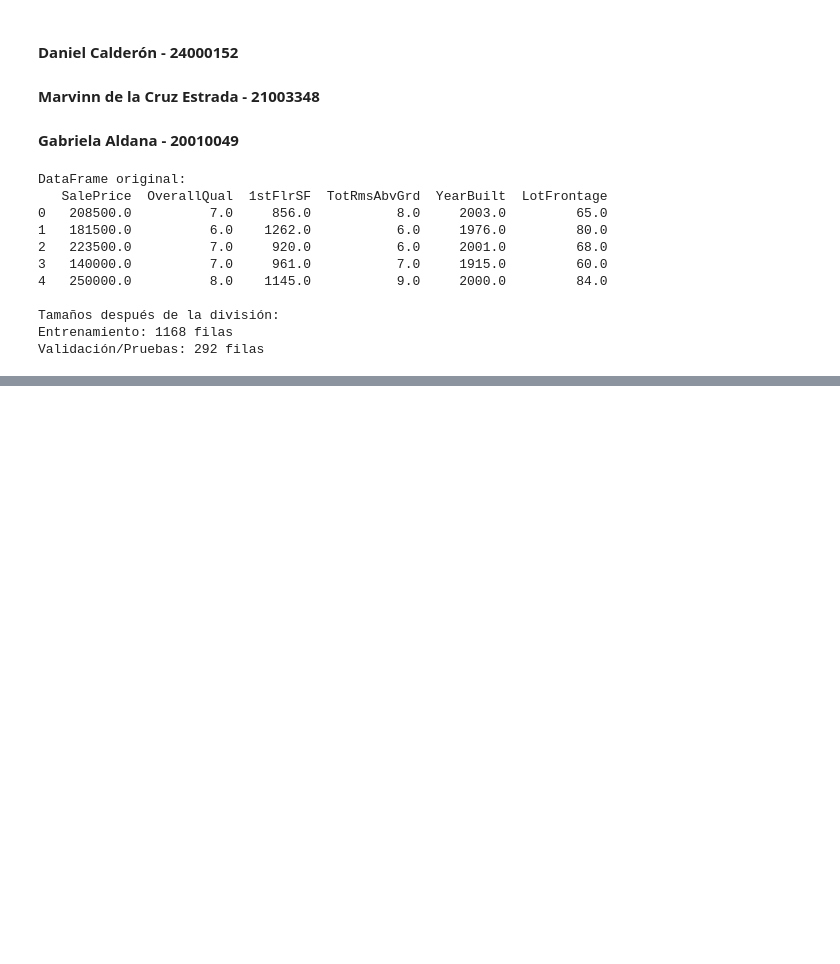
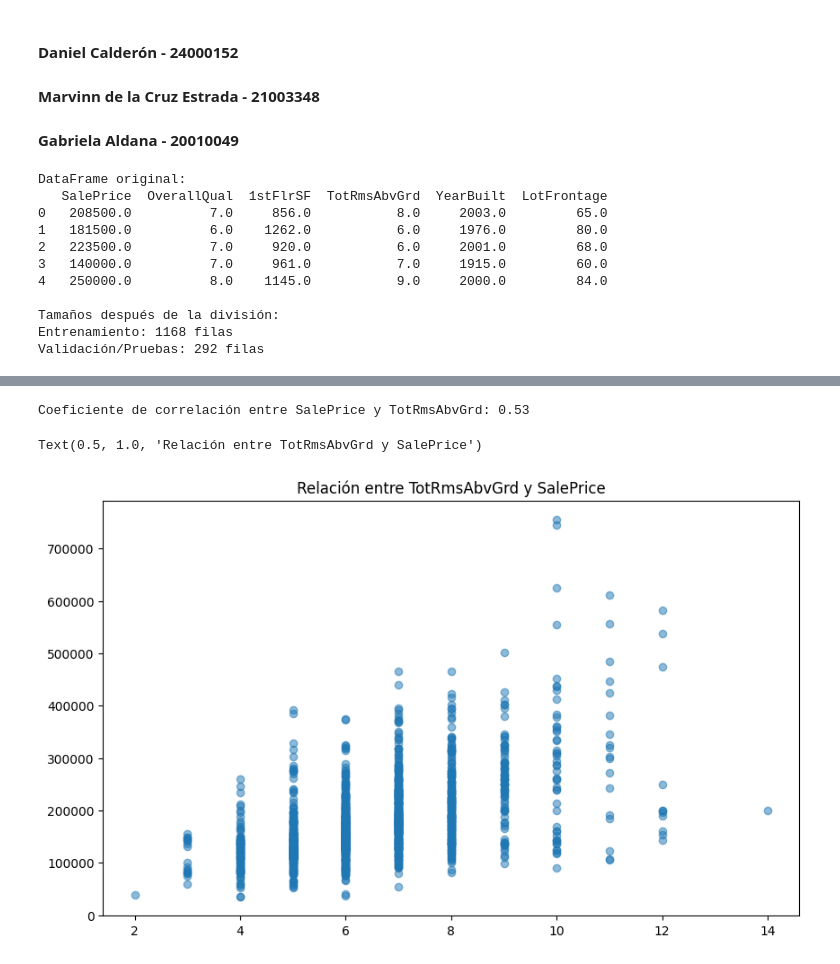
Before and after one commit to DanielCalderon97/Proyecto_Final_python, a Jupyter notebook: Proyecto_Final.ipynb, the cells around one changed output, grey strips where cells are left out. Saved outputs shown, nothing was run; the diff lists cells and outputs as text; code cells hidden in the pictures; blank space fills up the shorter version.

```diff
--- a/Proyecto_Final.ipynb
+++ b/Proyecto_Final.ipynb
@@ -59,0 +156,15 @@ Validación/Pruebas: 292 filas
+# %%
+# Para la variable independiente TotRmsAbvGrd (coeficiente de correlacion)  (usando Pandas)
+
+correlacionTotRmsAbvGrd = df['SalePrice'].corr(df['TotRmsAbvGrd'])
+print(f"\nCoeficiente de correlación entre SalePrice y TotRmsAbvGrd: {correlacionTotRmsAbvGrd:.2f}")
+
+# Grafica usando matplotlib
+
+plt.figure(figsize=(10, 6))
+plt.scatter(df['TotRmsAbvGrd'], df['SalePrice'], alpha=0.5)
+plt.title('Relación entre TotRmsAbvGrd y SalePrice')
+# %% [output]
+Coeficiente de correlación entre SalePrice y TotRmsAbvGrd: 0.53
+Text(0.5, 1.0, 'Relación entre TotRmsAbvGrd y SalePrice')
+[figure, added]
```
Also changed, not shown: parts of 10 cells of this notebook.
